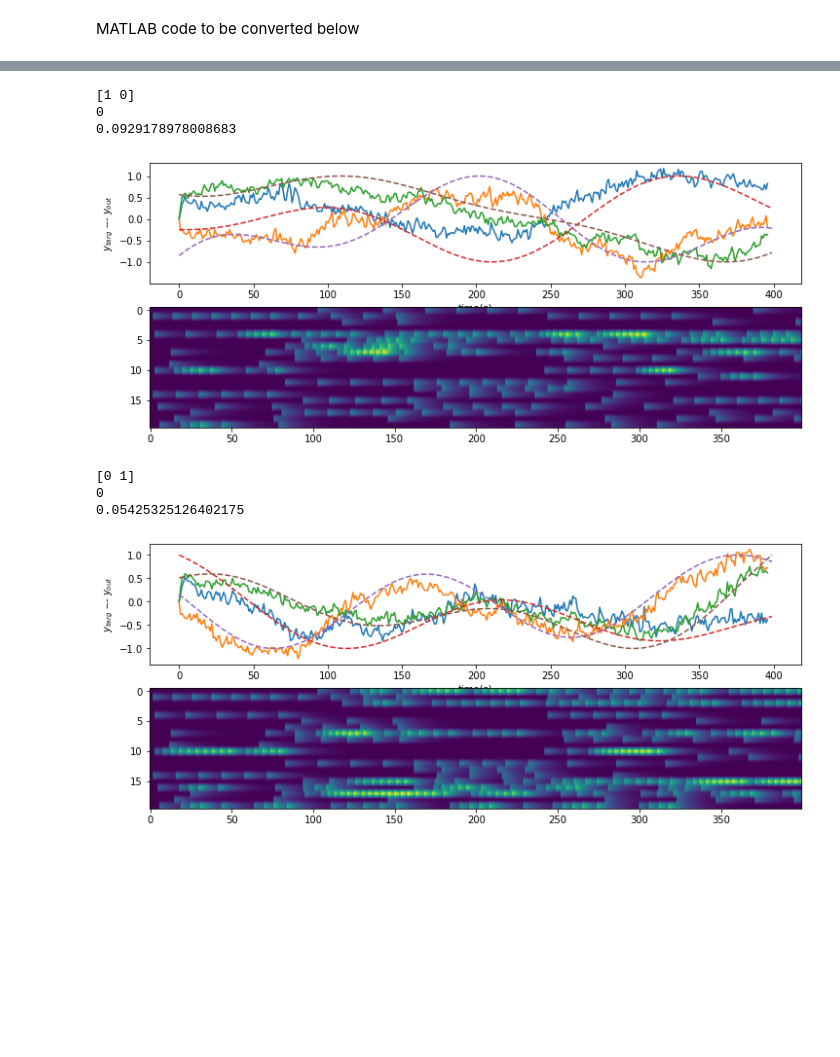
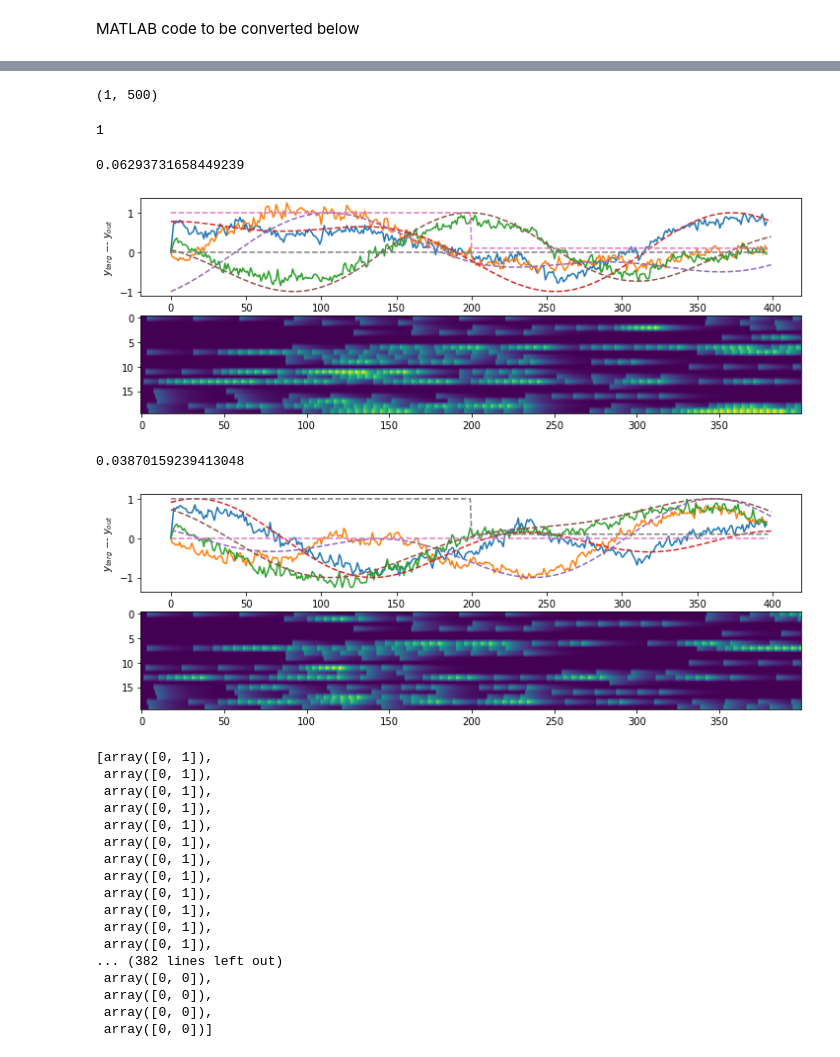
Before and after one commit to cristianocapone/LTTB, a Jupyter notebook: 3D-trajectory-2context.ipynb, the cells around one changed output, grey strips where cells are left out. Saved outputs shown, nothing was run; the diff lists cells and outputs as text; code cells hidden in the pictures; blank space fills up the shorter version.

```diff
--- a/3D-trajectory-2context.ipynb
+++ b/3D-trajectory-2context.ipynb
@@ -48,11 +48,13 @@ Ni = 100
 
 N = Ne+Ni
 
+n_contexts = 2
+
 # Here we build the dictionary of the simulation parameters
 par = {'dt' : dt, 'tau_m' : tau_m, 'tau_s' : tau_s, 'tau_ro' : tau_ro, 'tau_star' : tau_star,'tau_W' : tau_W,
        'dv' : dv, 'Vo' : Vo, 'h' : h, 's_inh' : s_inh,
        'N' : N, 'Ni' : Ni, 'Ne' : Ne, 'T' : T, 'I' : I, 'O' : O, 'shape' : shape,
-       'sigma_Jrec' : sigma_Jrec,'sigma_wrec' : sigma_wrec, 'sigma_Jout' : sigma_Jout,
+       'sigma_Jrec' : sigma_Jrec,'sigma_wrec' : sigma_wrec, 'sigma_Jout' : sigma_Jout, 'n_contexts' : n_contexts,
        'alpha' : alpha, 'alpha_rout' : alpha_rout,
        'sigma_in' : sigma_in, 'sigma_targ' : sigma_targ, 'sigma_context' : sigma_context, 'h' : h}
 
@@ -67,7 +69,6 @@ t_shut = 10
 JMAX = 100.
 nu_targ = 0.005
 
-
 # Here we init our (recurrent) agent
 lttb = LTTB (par)
 # %%
@@ -107,7 +115,7 @@ def f(x,gamma):
 apicalFactorTrain = 1
 apicalFactorTest = 0
 
-nIterRec = 50
+nIterRec = 500
 
 eta = 5.
 eta_out = 0.1
@@ -171,7 +179,7 @@ for iter in range(nIterRec):
 
                 lttb.step(apicalFactor = apicalFactorTest)
 
-            SR = lttb.S_filtRO[:,1:-2]#lttb.B_filt_rec[:,1:-2]#
+            SR = lttb.S_filtRO[:,1:-2]# lttb.B_filt_rec[:,1:-2]#
             Y = lttb.Jout@SR
             mse_rec_train = np.std(lttb.y_targ[:,1:-2] - Y)**2
 
@@ -200,10 +195,23 @@ for iter in range(nIterRec):
+# %%
+#np.shape(lttb.j_cont@lttb.cont)
+t = 1
+apicalFactor = 1
+#lttb.Vapic[:,t] = lttb.Vapic[:,t-1]*(1-lttb.dt/lttb.tau_m) + lttb.dt/lttb.tau_m*(lttb.j_targ@lttb.y_targ[:,t]*apicalFactor +
+#lttb.j_cont@lttb.cont + lttb.h + lttb.href)# + lttb.VresetApic*lttb.S_apic_dist[:,t]
+np.shape(lttb.Vapic[:,t-1]*(1-lttb.dt/lttb.tau_m) + lttb.dt/lttb.tau_m*(lttb.j_targ@lttb.y_targ[:,t]*apicalFactor + (lttb.j_cont@lttb.cont) + lttb.h + lttb.href))
+# %% [output]
+(1, 500)
+# %%
+lttb.t
+# %% [output]
+1
 # %%
 for cont_index in range(2):
 
+    context = []
+
     lttb.cont = lttb.cont*0
     lttb.cont[cont_index] = 1
-
-    print( lttb.cont)
 
     if cont_index ==0:
         lttb.y_targ = lttb.y_targ_1
@@ -212,41 +220,65 @@ for cont_index in range(2):
 
     lttb.initialize(par)
 
     #run simulation
 
     apicalFactor = 0
 
     for t in range(lttb.T-2):
 
-        if t==10:
+        if t==200:
             apicalFactor = 0
-            print(apicalFactor)
+            lttb.cont = lttb.cont*0.1
+            #lttb.cont[0] = 1
+        context.append(lttb.cont)
 
         lttb.step(apicalFactor = apicalFactor)
 
     SR = lttb.S_filtRO[:,1:-2]#lttb.B_filt_rec[:,1:-2]#
     Y = lttb.Jout@SR
     mse_rec_train = np.std(lttb.y_targ[:,1:-2] - Y)**2
 
     print(mse_rec_train)
 
 #mse, Y = lttb.train_ro(par,out_epochs = 1)
 
-    plt.figure(figsize=(12, 5))
+    plt.figure(figsize=(12, 4))
     plt.subplot(211)
     plt.plot(Y.T)
     plt.plot(lttb.y_targ.T,'--')
+    plt.plot(np.array(context),'--')
+
     plt.xlabel('time(s)')
     plt.ylabel('$y_{targ}$ --- $y_{out}$')
     plt.subplot(212)
     plt.imshow(lttb.S_filtRO[0:20,:],aspect='auto')
+
+    #plt.subplot(313)
+    #plt.imshow(lttb.S_wind[0:20,:],aspect='auto')
+
     plt.show()
 # %% [output]
-[1 0]
-0
-0.0929178978008683
+0.06293731658449239
-[figure, old version]
+[figure, new version]
-[0 1]
-0
-0.05425325126402175
+0.03870159239413048
-[figure, old version]
+[figure, new version]
+# %%
+context
+# %% [output]
+[array([0, 1]),
+ array([0, 1]),
+ array([0, 1]),
+ array([0, 1]),
+ array([0, 1]),
+ array([0, 1]),
+ array([0, 1]),
+ array([0, 1]),
+ array([0, 1]),
+ array([0, 1]),
+ array([0, 1]),
+ array([0, 1]),
+... (382 lines left out)
+ array([0, 0]),
+ array([0, 0]),
+ array([0, 0]),
+ array([0, 0])]
```
Also changed, not shown: parts of 5 cells of this notebook, 3 other files.
